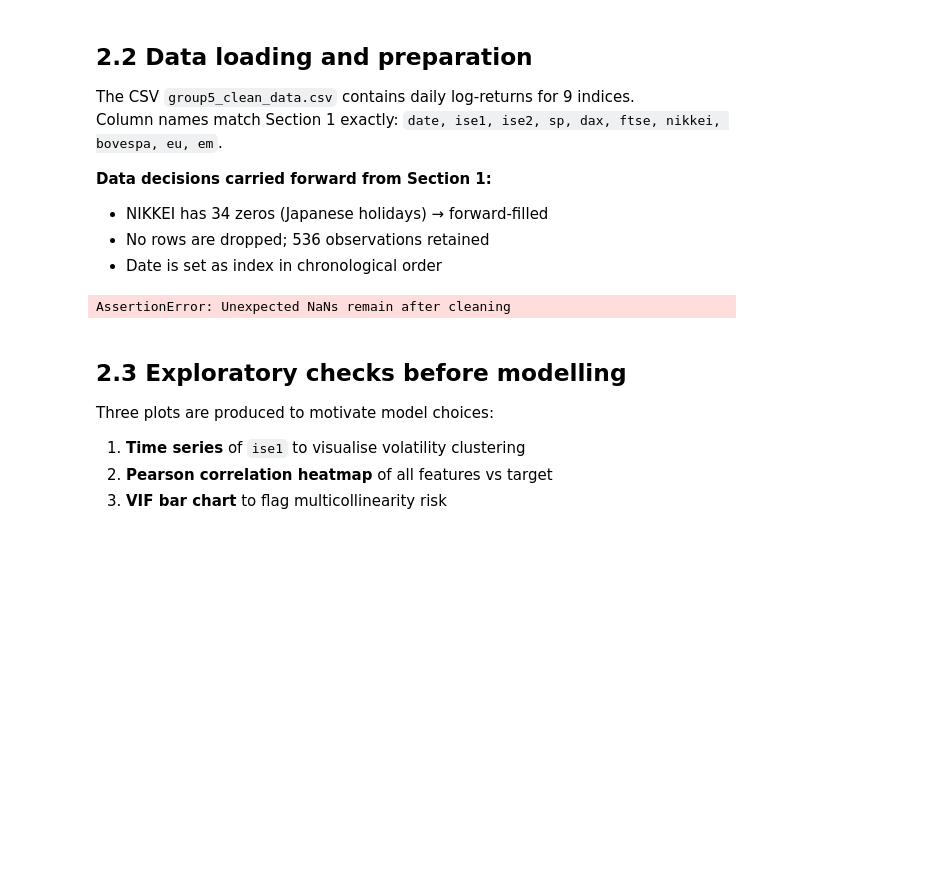
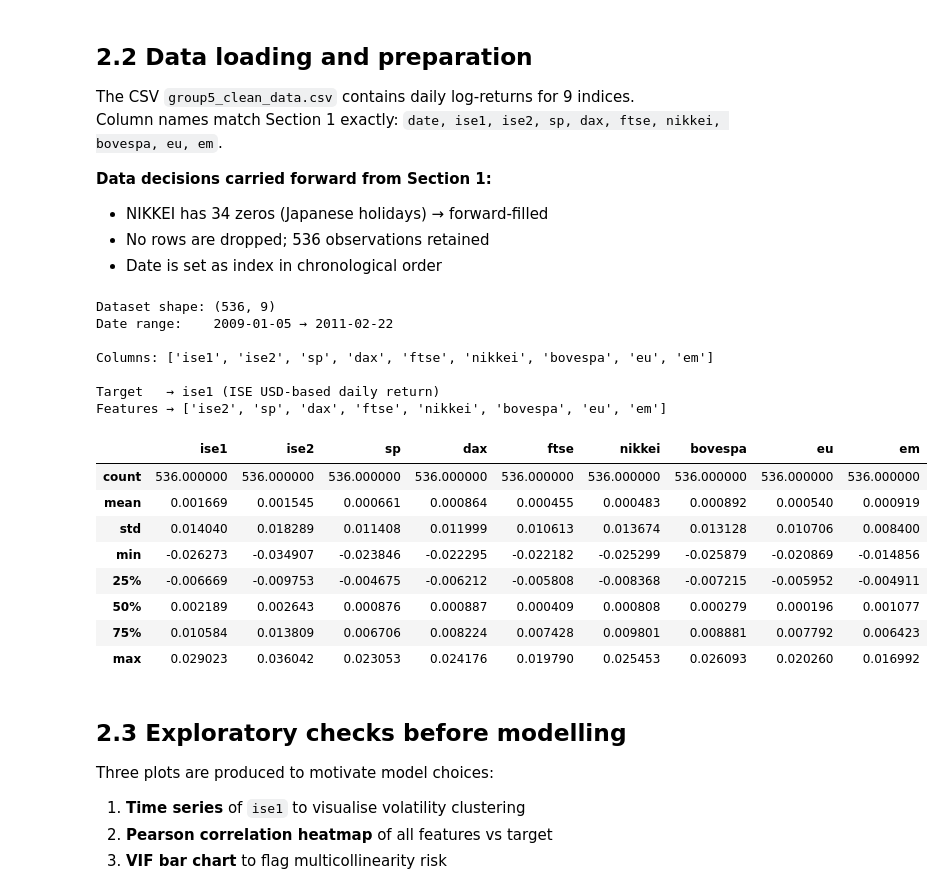
Before and after one commit to rahullath/big-data, a Jupyter notebook: section2_model_build.ipynb, the cells around one changed output. Saved outputs shown, nothing was run; the diff lists cells and outputs as text; code cells hidden in the pictures; blank space fills up the shorter version.

```diff
--- a/section2_model_build.ipynb
+++ b/section2_model_build.ipynb
@@ -77,23 +77,38 @@ Column names match Section 1 exactly: `date, ise1, ise2, sp, dax, ftse, nikkei,
 # %%
 DATA_PATH = "group5_clean_data.csv"
 
 df = pd.read_csv(DATA_PATH, parse_dates=["date"], index_col="date")
 df = df.apply(pd.to_numeric, errors="coerce")
 
 # Forward-fill NIKKEI zeros (Japanese holiday closures identified in Section 1)
-df["nikkei"] = df["nikkei"].replace(0, np.nan).ffill()
+df["nikkei"] = df["nikkei"].replace(0, np.nan).ffill().bfill()  # bfill fixes leading holiday NaN on row 0
 
 # Confirm no remaining NaNs
 assert df.isnull().sum().sum() == 0, "Unexpected NaNs remain after cleaning"
 
 print(f"Dataset shape: {df.shape}")
 print(f"Date range:    {df.index.min().date()} → {df.index.max().date()}")
 print(f"\nColumns: {list(df.columns)}")
 print(f"\nTarget   → ise1 (ISE USD-based daily return)")
 print(f"Features → {[c for c in df.columns if c != 'ise1']}")
 df.describe().round(6)
 # %% [output]
-AssertionError: Unexpected NaNs remain after cleaning
+Dataset shape: (536, 9)
+Date range:    2009-01-05 → 2011-02-22
+
+Columns: ['ise1', 'ise2', 'sp', 'dax', 'ftse', 'nikkei', 'bovespa', 'eu', 'em']
+
+Target   → ise1 (ISE USD-based daily return)
+Features → ['ise2', 'sp', 'dax', 'ftse', 'nikkei', 'bovespa', 'eu', 'em']
+|  | ise1 | ise2 | sp | dax | ftse | nikkei | bovespa | eu | em |
+| count | 536.000000 | 536.000000 | 536.000000 | 536.000000 | 536.000000 | 536.000000 | 536.000000 | 536.000000 | 536.000000 |
+| mean | 0.001669 | 0.001545 | 0.000661 | 0.000864 | 0.000455 | 0.000483 | 0.000892 | 0.000540 | 0.000919 |
+| std | 0.014040 | 0.018289 | 0.011408 | 0.011999 | 0.010613 | 0.013674 | 0.013128 | 0.010706 | 0.008400 |
+| min | -0.026273 | -0.034907 | -0.023846 | -0.022295 | -0.022182 | -0.025299 | -0.025879 | -0.020869 | -0.014856 |
+| 25% | -0.006669 | -0.009753 | -0.004675 | -0.006212 | -0.005808 | -0.008368 | -0.007215 | -0.005952 | -0.004911 |
+| 50% | 0.002189 | 0.002643 | 0.000876 | 0.000887 | 0.000409 | 0.000808 | 0.000279 | 0.000196 | 0.001077 |
+| 75% | 0.010584 | 0.013809 | 0.006706 | 0.008224 | 0.007428 | 0.009801 | 0.008881 | 0.007792 | 0.006423 |
+| max | 0.029023 | 0.036042 | 0.023053 | 0.024176 | 0.019790 | 0.025453 | 0.026093 | 0.020260 | 0.016992 |
 # %% [markdown]
 ## 2.3 Exploratory checks before modelling
 
```
Also changed, not shown: parts of 17 cells of this notebook, 16 other files.
